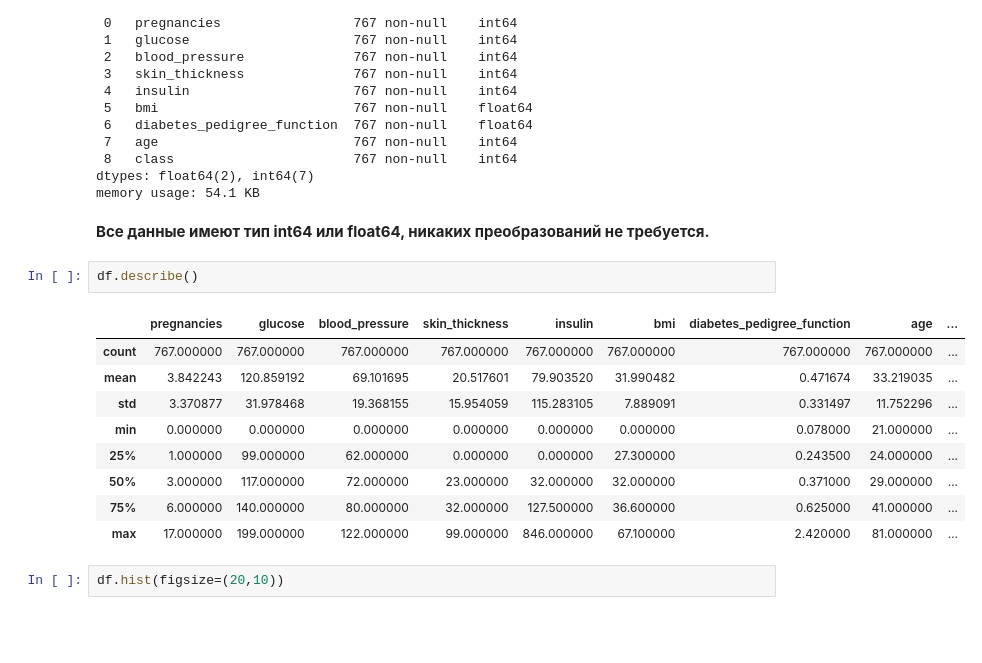
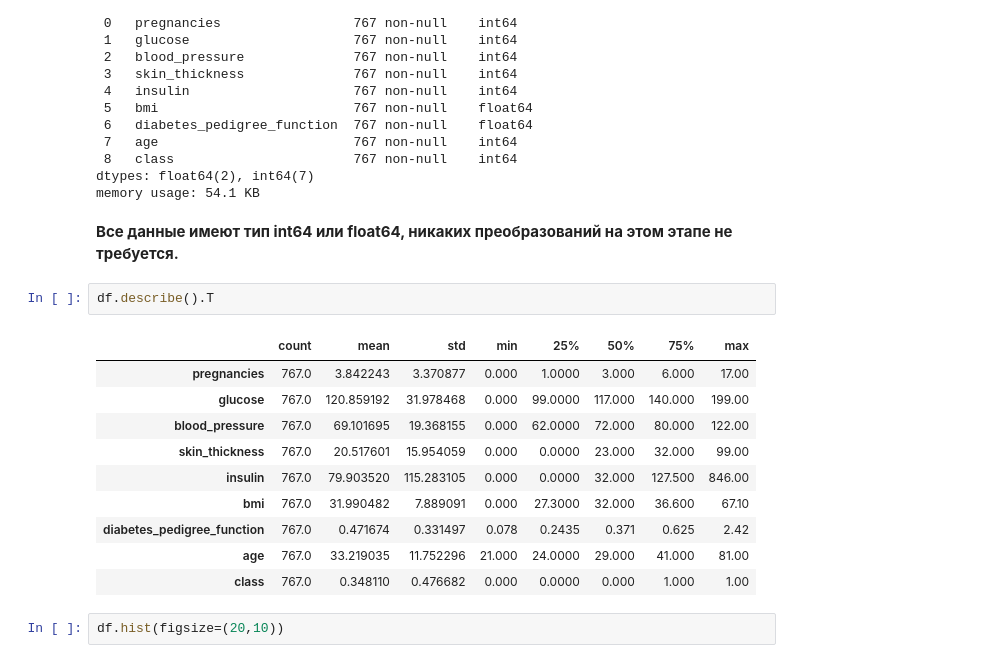
Before and after one commit to W1llAnn/1tdata-homework, a Jupyter notebook: 3.1 - homework.ipynb, the cells around one changed output. Saved outputs shown, nothing was run; the diff lists cells and outputs as text; blank space fills up the shorter version.

```diff
--- a/3.1 - homework.ipynb
+++ b/3.1 - homework.ipynb
@@ -103,19 +113,20 @@ Data columns (total 9 columns):
 dtypes: float64(2), int64(7)
 memory usage: 54.1 KB
 # %% [markdown]
-**Все данные имеют тип int64 или float64, никаких преобразований не требуется.**
+**Все данные имеют тип int64 или float64, никаких преобразований на этом этапе не требуется.**
 # %%
-df.describe()
+df.describe().T
 # %% [output]
-|  | pregnancies | glucose | blood_pressure | skin_thickness | insulin | bmi | diabetes_pedigree_function | age | ... |
-| count | 767.000000 | 767.000000 | 767.000000 | 767.000000 | 767.000000 | 767.000000 | 767.000000 | 767.000000 | ... |
-| mean | 3.842243 | 120.859192 | 69.101695 | 20.517601 | 79.903520 | 31.990482 | 0.471674 | 33.219035 | ... |
-| std | 3.370877 | 31.978468 | 19.368155 | 15.954059 | 115.283105 | 7.889091 | 0.331497 | 11.752296 | ... |
-| min | 0.000000 | 0.000000 | 0.000000 | 0.000000 | 0.000000 | 0.000000 | 0.078000 | 21.000000 | ... |
-| 25% | 1.000000 | 99.000000 | 62.000000 | 0.000000 | 0.000000 | 27.300000 | 0.243500 | 24.000000 | ... |
-| 50% | 3.000000 | 117.000000 | 72.000000 | 23.000000 | 32.000000 | 32.000000 | 0.371000 | 29.000000 | ... |
-| 75% | 6.000000 | 140.000000 | 80.000000 | 32.000000 | 127.500000 | 36.600000 | 0.625000 | 41.000000 | ... |
-| max | 17.000000 | 199.000000 | 122.000000 | 99.000000 | 846.000000 | 67.100000 | 2.420000 | 81.000000 | ... |
+|  | count | mean | std | min | 25% | 50% | 75% | max |
+| pregnancies | 767.0 | 3.842243 | 3.370877 | 0.000 | 1.0000 | 3.000 | 6.000 | 17.00 |
+| glucose | 767.0 | 120.859192 | 31.978468 | 0.000 | 99.0000 | 117.000 | 140.000 | 199.00 |
+| blood_pressure | 767.0 | 69.101695 | 19.368155 | 0.000 | 62.0000 | 72.000 | 80.000 | 122.00 |
+| skin_thickness | 767.0 | 20.517601 | 15.954059 | 0.000 | 0.0000 | 23.000 | 32.000 | 99.00 |
+| insulin | 767.0 | 79.903520 | 115.283105 | 0.000 | 0.0000 | 32.000 | 127.500 | 846.00 |
+| bmi | 767.0 | 31.990482 | 7.889091 | 0.000 | 27.3000 | 32.000 | 36.600 | 67.10 |
+| diabetes_pedigree_function | 767.0 | 0.471674 | 0.331497 | 0.078 | 0.2435 | 0.371 | 0.625 | 2.42 |
+| age | 767.0 | 33.219035 | 11.752296 | 21.000 | 24.0000 | 29.000 | 41.000 | 81.00 |
+| class | 767.0 | 0.348110 | 0.476682 | 0.000 | 0.0000 | 0.000 | 1.000 | 1.00 |
 # %%
 df.hist(figsize=(20,10))
 # %% [output]
```
Also changed, not shown: parts of 39 cells of this notebook, 2 other files.
